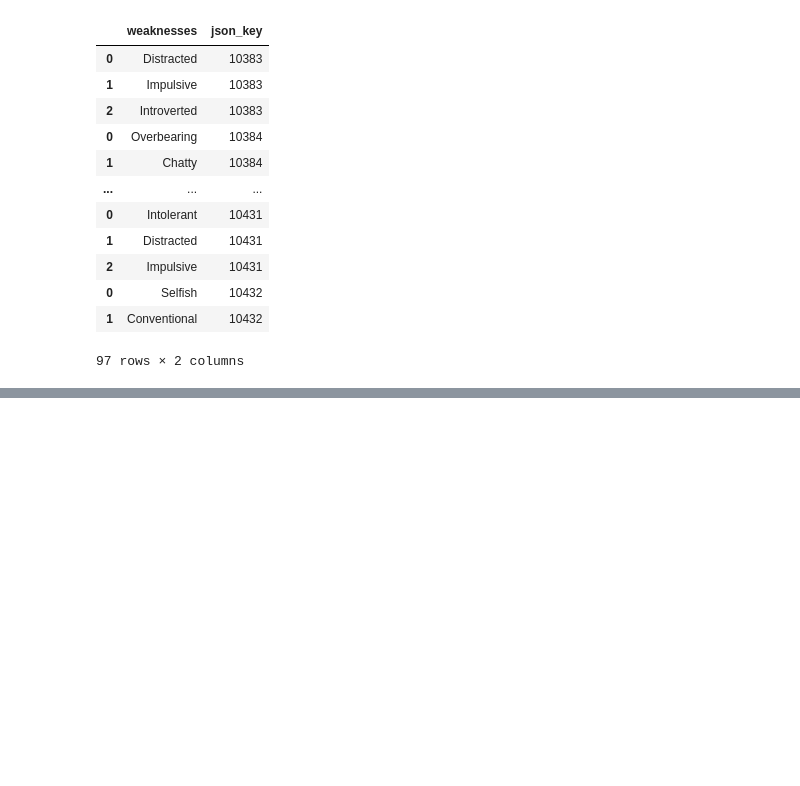
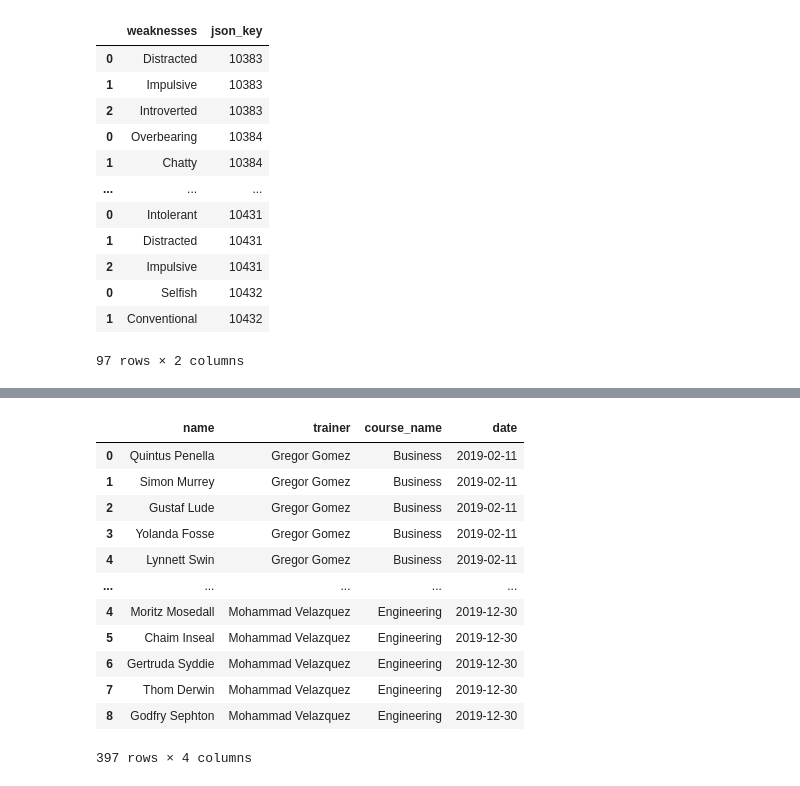
Before and after one commit to Data210/data210-final-project, a Jupyter notebook: transformations.ipynb, the cells around one changed output, grey strips where cells are left out. Saved outputs shown, nothing was run; the diff lists cells and outputs as text; code cells hidden in the pictures; blank space fills up the shorter version.

```diff
--- a/transformations.ipynb
+++ b/transformations.ipynb
@@ -530,0 +614,16 @@ df
+# %%
+df_spartans
+# %% [output]
+|  | name | trainer | course_name | date |
+| 0 | Quintus Penella | Gregor Gomez | Business | 2019-02-11 |
+| 1 | Simon Murrey | Gregor Gomez | Business | 2019-02-11 |
+| 2 | Gustaf Lude | Gregor Gomez | Business | 2019-02-11 |
+| 3 | Yolanda Fosse | Gregor Gomez | Business | 2019-02-11 |
+| 4 | Lynnett Swin | Gregor Gomez | Business | 2019-02-11 |
+| ... | ... | ... | ... | ... |
+| 4 | Moritz Mosedall | Mohammad Velazquez | Engineering | 2019-12-30 |
+| 5 | Chaim Inseal | Mohammad Velazquez | Engineering | 2019-12-30 |
+| 6 | Gertruda Syddie | Mohammad Velazquez | Engineering | 2019-12-30 |
+| 7 | Thom Derwin | Mohammad Velazquez | Engineering | 2019-12-30 |
+| 8 | Godfry Sephton | Mohammad Velazquez | Engineering | 2019-12-30 |
+397 rows × 4 columns
```
Also changed, not shown: parts of 17 cells of this notebook.
